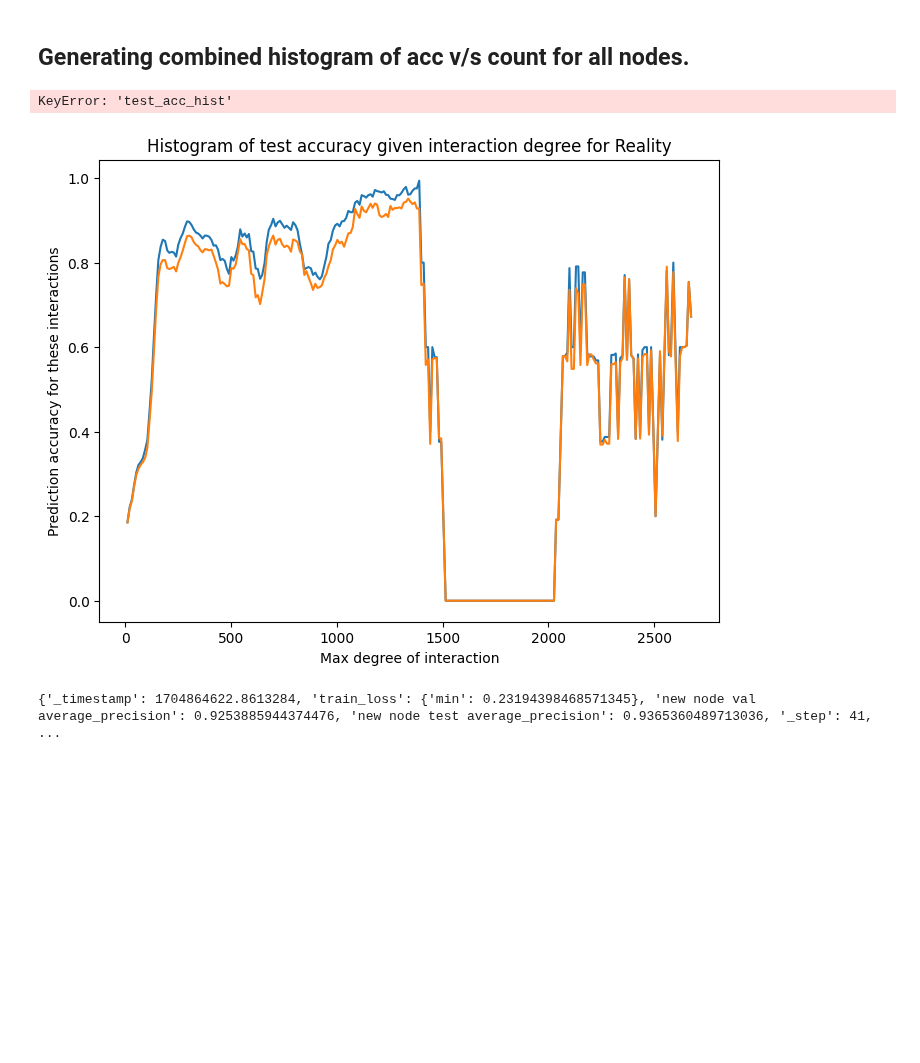
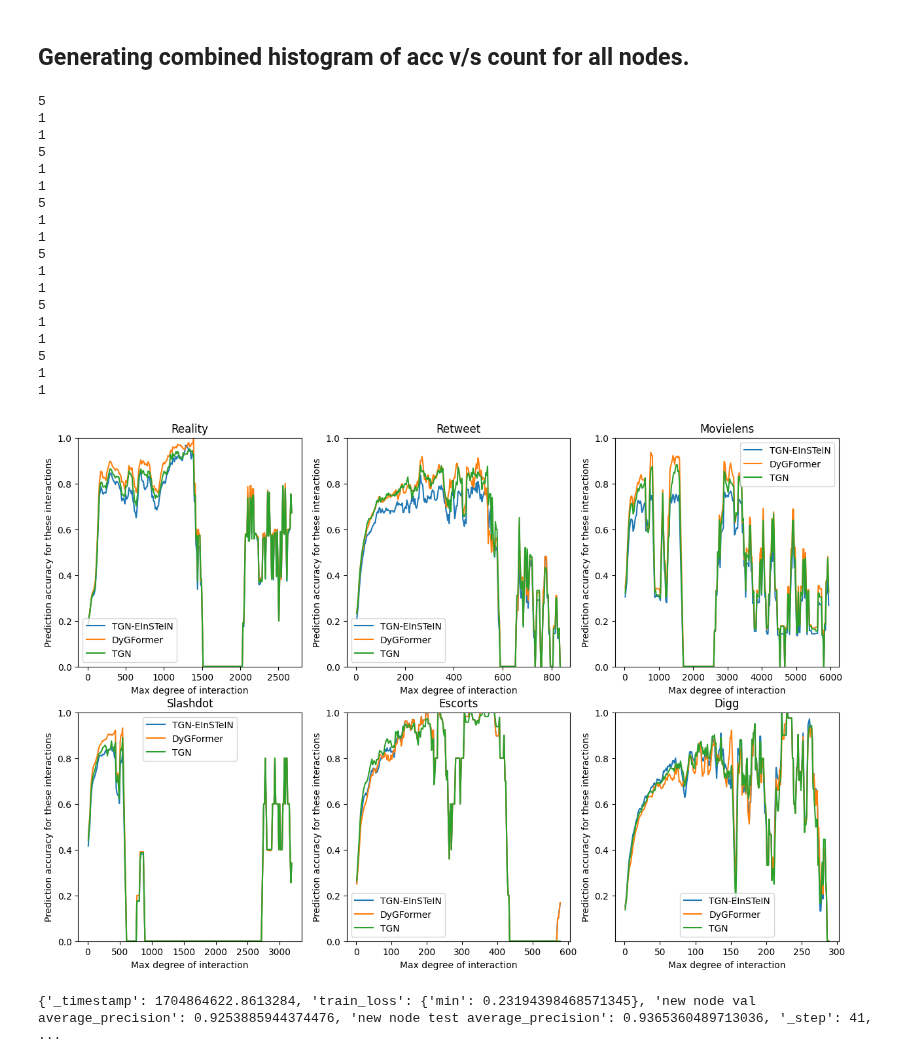
Before and after one commit to webster-781/DyGLib, a Jupyter notebook: scripts/result_processing.ipynb, the cells around one changed output. Drawn from its saved outputs; the diff is of its cells as text; code cells hidden in the pictures; blank space fills up the shorter version.

```diff
--- a/scripts/result_processing.ipynb
+++ b/scripts/result_processing.ipynb
@@ -429,36 +429,54 @@ from matplotlib import pyplot as plt
 from scipy.interpolate import make_interp_spline, BSpline
 import torch
 
-def generate_combine_hists(data_name):
+def generate_combine_hists(data_name, ax):
   api = wandb.Api()
   runs = api.runs("fb-graph-proj/fb-graph-proj-dyglib")
-  filt_runs = [run for run in runs if run.config['dataset'] == data_name and run.config['model'] in ['TGN', 'DyGFormer'] and run.config['run_name'] in ['old', 'mxmd-v3' and run.config['num_runs'] == 1]][:3]
+  filt_runs = [run for run in runs if run.config['dataset'] == data_name and run.config['model'] in ['TGN', 'DyGFormer'] and run.config['run_name'] in ['old', 'mxmd-rnd-big'] and 'test_acc_hist' in run.summary][:3]
   # print(len(filt_runs), [run.id for run in filt_runs])
   for hist_name in ['test_acc_hist']:
-    plt.figure(figsize= (8, 6))
-    plt.title(f"Histogram of test accuracy given interaction degree for {filt_runs[0].config['dataset'].split('-')[1].capitalize()}")
-    plt.xlabel("Max degree of interaction")
-    plt.ylabel("Prediction accuracy for these interactions")
+    ax.set_xlabel("Max degree of interaction")
+    ax.set_ylabel("Prediction accuracy for these interactions")
     val_arr = []
     for run in filt_runs:
       hist = run.summary[hist_name]
+      print(run.config['num_runs'])
       vals, bins = hist['values'], hist['bins']
       vals = [float(val) for val in vals]
       # vals = smooth(torch.tensor(vals))
       val_arr.append(np.array(vals))
-      plt.plot(bins[1:], vals)
-    plt.ylim([np.nanmin([np.nanmin(vals) for vals in val_arr]), 1])
+      ax.plot(bins[1:], vals)
+    ax.set_title(f"{filt_runs[0].config['dataset'].split('-')[1].capitalize()}")
+    ax.set_ylim([np.nanmin([np.nanmin(vals) for vals in val_arr]), 1])
     # plt.stackplot(bins[1:], val_arr[0], val_arr[1], step='post', labels=["-".join(run.name.split("-")[5:]) for run in filt_runs])
     # plt.hist(val_arr, bins = bins, stacked=True, color = ['red', 'orange', 'green', 'blue', 'grey'], label=["-".join(run.name.split("-")[5:]) for run in filt_runs])
-    plt.legend(labels=[f"{run.config['model']}{'-EInSTeIN' if run.config['run_name'] != 'old' else ''}" for run in filt_runs])
-    plt.show()
-    plt.close()
+    ax.legend(labels=[f"{run.config['model']}{'-EInSTeIN' if run.config['run_name'] != 'old' else ''}" for run in filt_runs])
 # %%
-for data_name in ['ia-reality-call', 'ia-retweet-pol', 'ia-movielens-user2tags-10m', 'ia-slashdot-reply-dir', 'ia-escorts-dynamic', 'ia-digg-reply']:
-    generate_combine_hists(data_name)
+fig, axs = plt.subplots(2, 3)
+fig.set_figheight(10)
+fig.set_figwidth(15)
+for i, data_name in enumerate(['ia-reality-call', 'ia-retweet-pol', 'ia-movielens-user2tags-10m', 'ia-slashdot-reply-dir', 'ia-escorts-dynamic', 'ia-digg-reply']):
+    generate_combine_hists(data_name, axs[i//3, i%3])
 # %% [output]
-KeyError: 'test_acc_hist'
+5
+1
+1
+5
+1
+1
+5
+1
+1
+5
+1
+1
+5
+1
+1
+5
+1
+1
-[figure, old version]
+[figure, new version]
 # %%
 api = wandb.Api()
 run = api.run(f"/fb-graph-proj/fb-graph-proj-dyglib/runs/jpp7vme0")
```
Also changed, not shown: 5 other files.
